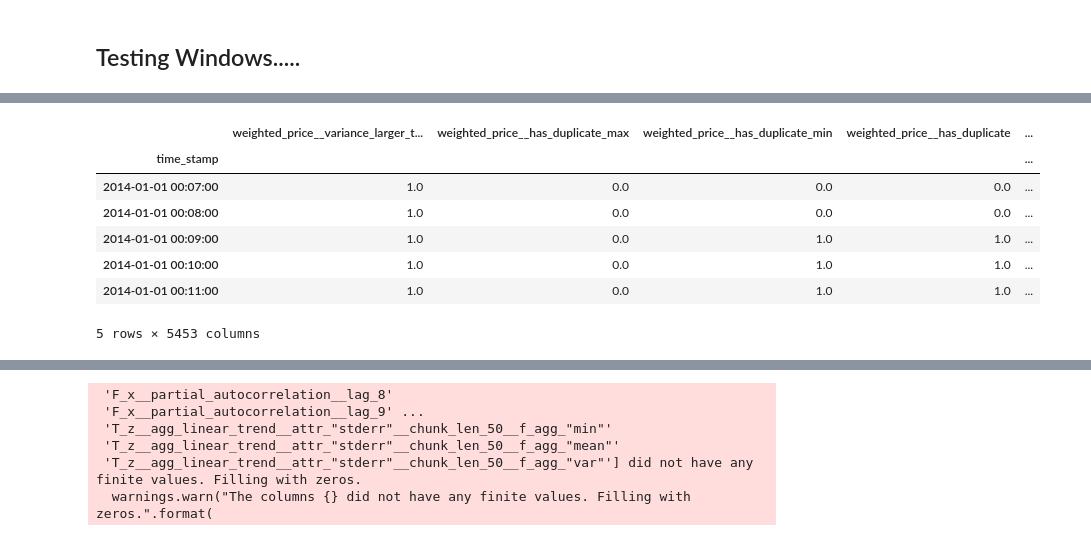
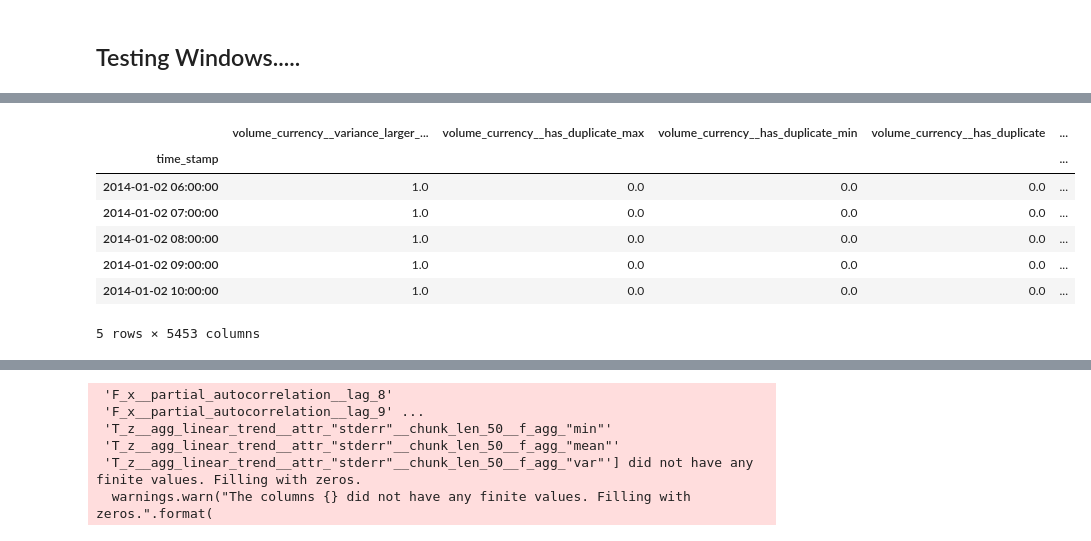
Before and after one commit to dbandrews/bitcoin-trading, a Jupyter notebook: pricing_analysis.ipynb, the cells around one changed output, grey strips where cells are left out. Cells and saved outputs as stored; diff of their text form; code cells hidden in the pictures.

Commit message:
Custom transformers all working for search.

```diff
--- a/pricing_analysis.ipynb
+++ b/pricing_analysis.ipynb
@@ -386,5 +415,4 @@ def hourly_agg(x):
 
     return pd.Series(df, index=['open','high','low','close','volume_btc','volume_currency','weighted_price'])
 
-# train_df_hourly = train_df.resample('60MIN', closed='left', label='left').apply(hourly_agg)
-train_df_hourly = train_df.groupby(pd.Grouper(freq="H")).apply(hourly_agg)
+train_df_hourly = train_df.resample('60MIN', closed='left', label='left').apply(hourly_agg)
@@ -516,5 +600,7 @@ train_df.groupby(pd.Grouper(freq="H")).mean().shape
 # %%
-windower = BuildRollingWindows(column_id='id', column_sort='timestamp',max_timeshift=30, min_timeshift=30, chunksize=100)
+windower = BuildRollingWindows(column_id='id', new_index='timestamp',column_sort='timestamp',max_timeshift=30, min_timeshift=0, chunksize=100)
 
-df_sample = windower.fit_transform(train_df.reset_index().assign(id=1).head(1000))
+df_sample = windower.fit_transform(train_df_hourly.head(50).reset_index().assign(id=1))
 # df_sample.to_parquet(path="train_windowed.parquet.gzip", compression='gzip')
+# %%
+df_sample.set_index('timestamp')
@@ -527,3 +628,3 @@ df_sample.head(270).pivot(index="timestamp", columns=["id"], values="close").res
 # %%
-
-x_sample_extracted = extract_features(df_sample, column_id="id", column_sort="timestamp")
+x_sample_extracted = ExtractTSFeatures(column_id="id").fit_transform(df_sample)
+# x_sample_extracted = extract_features(df_sample, column_id="id", column_sort="timestamp")
@@ -530,17 +651,17 @@ x_sample_extracted = extract_features(df_sample, column_id="id", column_sort="ti
 # %%
-y_sample = train_df.close.shift(-1)
+y_sample = train_df_hourly.head(500).close.shift(-1)
 x_sample = x_sample_extracted.set_index(x_sample_extracted.index.map(lambda x: x[1]), drop=True)
 x_sample.index.name = "time_stamp"
 
 x_sample.head()
 # %% [output]
-|  | weighted_price__variance_larger_t... | weighted_price__has_duplicate_max | weighted_price__has_duplicate_min | weighted_price__has_duplicate | ... |
+|  | volume_currency__variance_larger_... | volume_currency__has_duplicate_max | volume_currency__has_duplicate_min | volume_currency__has_duplicate | ... |
 | time_stamp |  |  |  |  | ... |
-| 2014-01-01 00:07:00 | 1.0 | 0.0 | 0.0 | 0.0 | ... |
-| 2014-01-01 00:08:00 | 1.0 | 0.0 | 0.0 | 0.0 | ... |
-| 2014-01-01 00:09:00 | 1.0 | 0.0 | 1.0 | 1.0 | ... |
-| 2014-01-01 00:10:00 | 1.0 | 0.0 | 1.0 | 1.0 | ... |
-| 2014-01-01 00:11:00 | 1.0 | 0.0 | 1.0 | 1.0 | ... |
+| 2014-01-02 06:00:00 | 1.0 | 0.0 | 0.0 | 0.0 | ... |
+| 2014-01-02 07:00:00 | 1.0 | 0.0 | 0.0 | 0.0 | ... |
+| 2014-01-02 08:00:00 | 1.0 | 0.0 | 0.0 | 0.0 | ... |
+| 2014-01-02 09:00:00 | 1.0 | 0.0 | 0.0 | 0.0 | ... |
+| 2014-01-02 10:00:00 | 1.0 | 0.0 | 0.0 | 0.0 | ... |
 5 rows × 5453 columns
 # %%
 # Align on timestamp
```
Also changed, not shown: parts of 31 cells of this notebook.
